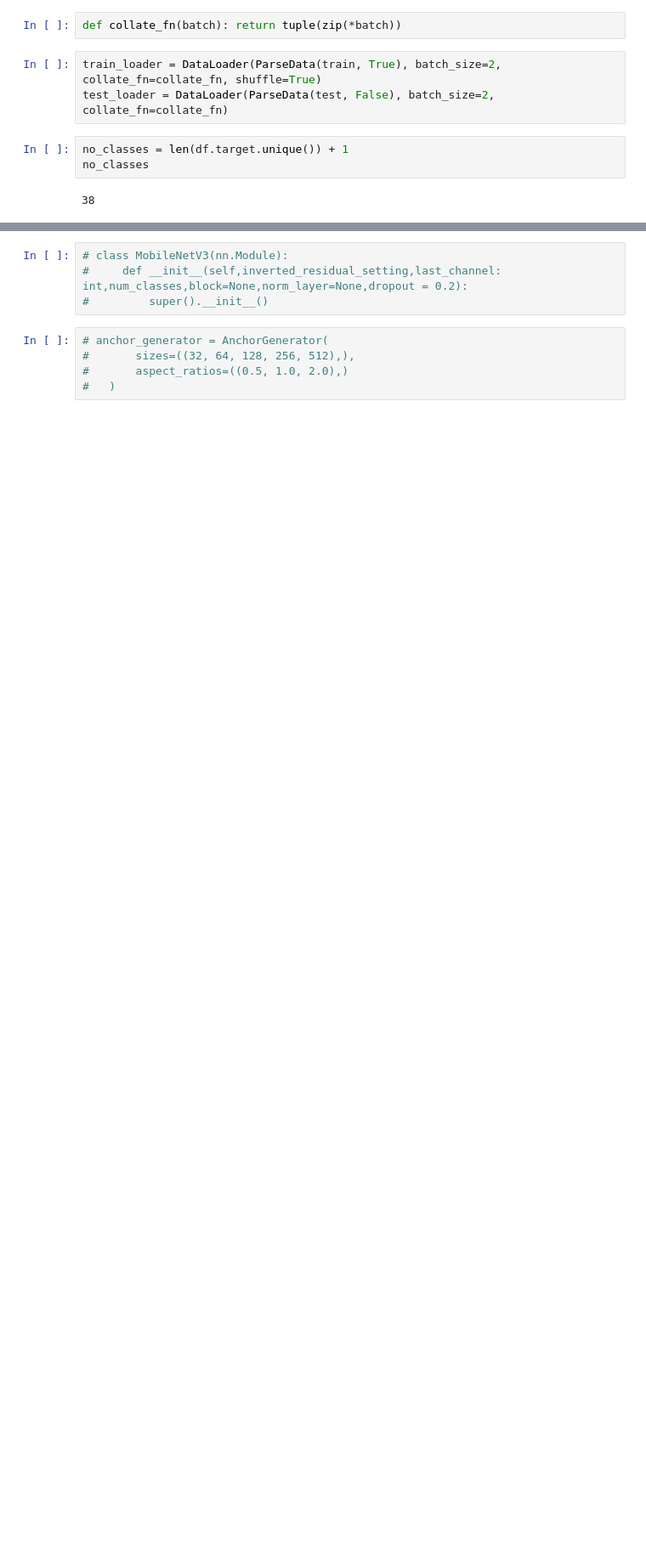
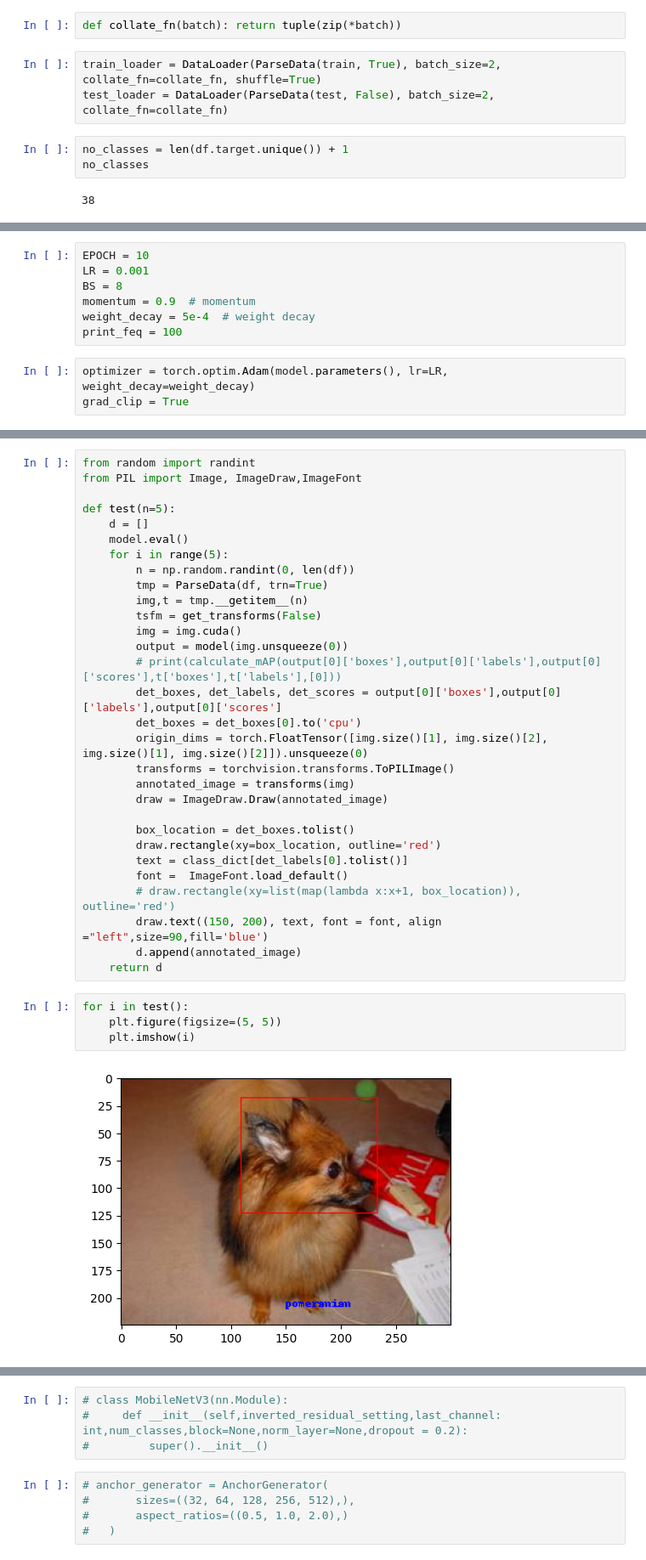
Before and after one commit to ram130849/object_detection_using_retinanet, a Jupyter notebook: Object_Detection_using_RetinaNet.ipynb, the cells around one changed output, grey strips where cells are left out. Shown at 85% size. Cells and saved outputs as stored; diff of their text form; blank space fills up the shorter version.

```diff
--- a/Object_Detection_using_RetinaNet.ipynb
+++ b/Object_Detection_using_RetinaNet.ipynb
@@ -344,0 +424,10 @@ Downloading: "https://download.pytorch.org/models/mobilenet_v3_large-8738ca79.pt
+# %%
+EPOCH = 10
+LR = 0.001
+BS = 8
+momentum = 0.9  # momentum
+weight_decay = 5e-4  # weight decay
+print_feq = 100
+# %%
+optimizer = torch.optim.Adam(model.parameters(), lr=LR, weight_decay=weight_decay)
+grad_clip = True
@@ -344,0 +481,36 @@ Downloading: "https://download.pytorch.org/models/mobilenet_v3_large-8738ca79.pt
+# %%
+from random import randint
+from PIL import Image, ImageDraw,ImageFont
+
+def test(n=5):
+    d = []
+    model.eval()
+    for i in range(5):
+        n = np.random.randint(0, len(df))
+        tmp = ParseData(df, trn=True)
+        img,t = tmp.__getitem__(n)
+        tsfm = get_transforms(False)
+        img = img.cuda()
+        output = model(img.unsqueeze(0))
+        # print(calculate_mAP(output[0]['boxes'],output[0]['labels'],output[0]['scores'],t['boxes'],t['labels'],[0]))
+        det_boxes, det_labels, det_scores = output[0]['boxes'],output[0]['labels'],output[0]['scores']
+        det_boxes = det_boxes[0].to('cpu')
+        origin_dims = torch.FloatTensor([img.size()[1], img.size()[2], img.size()[1], img.size()[2]]).unsqueeze(0)
+        transforms = torchvision.transforms.ToPILImage()
+        annotated_image = transforms(img)
+        draw = ImageDraw.Draw(annotated_image)
+
+        box_location = det_boxes.tolist()
+        draw.rectangle(xy=box_location, outline='red')
+        text = class_dict[det_labels[0].tolist()]
+        font =  ImageFont.load_default()
+        # draw.rectangle(xy=list(map(lambda x:x+1, box_location)), outline='red')
+        draw.text((150, 200), text, font = font, align ="left",size=90,fill='blue')
+        d.append(annotated_image)
+    return d
+# %%
+for i in test():
+    plt.figure(figsize=(5, 5))
+    plt.imshow(i)
+# %% [output]
+[figure, added]
```
Also changed, not shown: parts of 31 cells of this notebook.
